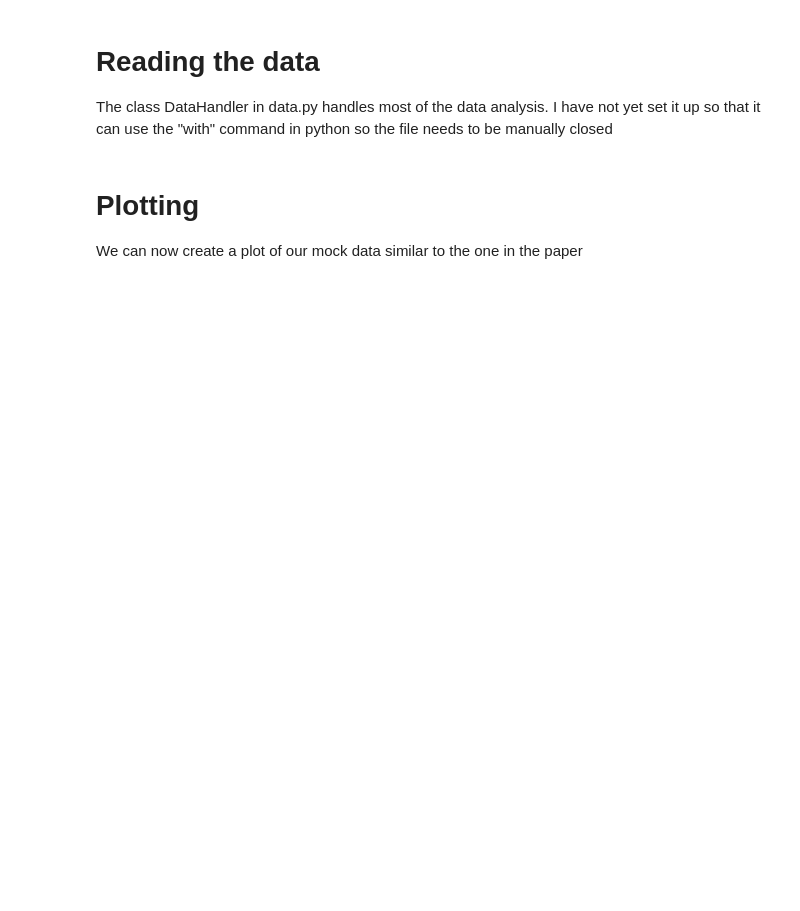
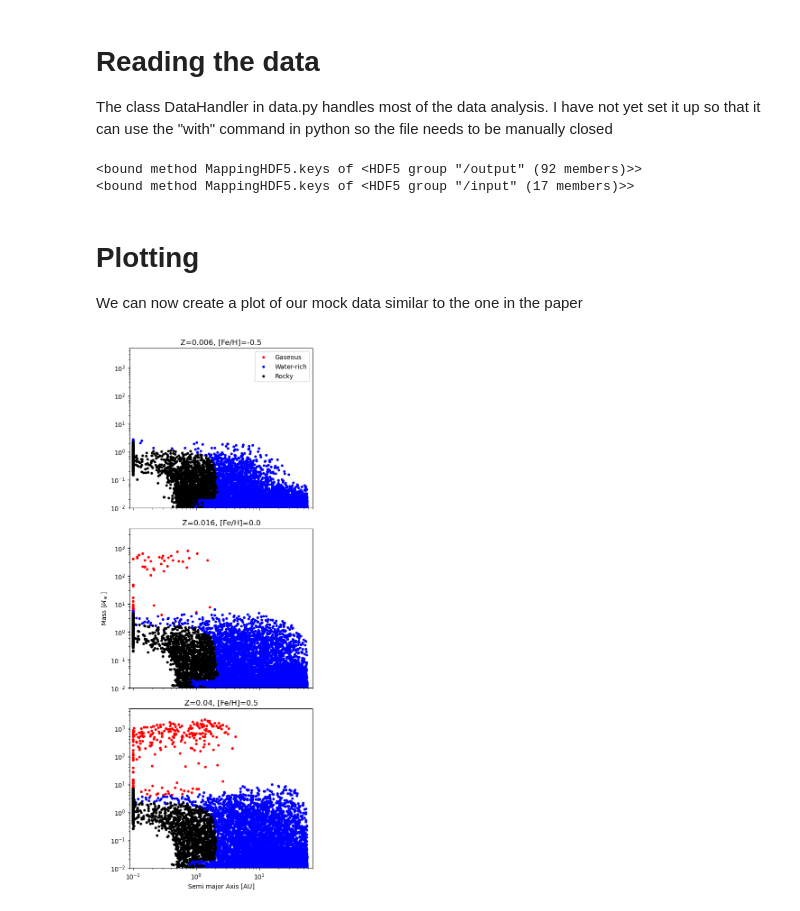
Before and after one commit to jesper-astro/gce-planetformation, a Jupyter notebook: example.ipynb, the cells around one changed output. Drawn from its saved outputs; the diff is of its cells as text; code cells hidden in the pictures; blank space fills up the shorter version.

```diff
--- a/example.ipynb
+++ b/example.ipynb
@@ -137,7 +162,7 @@ from data import DataHandler
 
 output_name = 'mock_example'
 
-dh = DataHandler('data/'+output_name+'/output.h5')
+dh = DataHandler('output_data/'+output_name+'/output.h5')
 
 #dh.output contains all the output, you can see the data names using .keys
 print(dh.output.keys)
@@ -172,12 +197,17 @@ co2_mass = dh.get_species(name = 'C-O2',form = 'solid',star_idx = None)
 cmf = dh.get_cmf(star_idx = None)
 
 dh.close()
+# %% [output]
+<bound method MappingHDF5.keys of <HDF5 group "/output" (92 members)>>
+<bound method MappingHDF5.keys of <HDF5 group "/input" (17 members)>>
 # %% [markdown]
 # Plotting
 
 We can now create a plot of our mock data similar to the one in the paper
 # %%
-dh = DataHandler('data/mock_example/output.h5')
+import matplotlib.pyplot as plt
+solar_abun = pd.read_csv('solar_abun.csv')
+dh = DataHandler('output_data/mock_example/output.h5')
 
 starnames = dh.star_names
 
@@ -205,30 +235,32 @@ for i_star,starname in enumerate(starnames):
     if i_star == 1:
 
         Fe = 0.0
 
 
     water_mass = dh.get_species(name = 'H2-O',form=None,star_idx=star_idx)
     tot_mass = dh.get_mass(form=None,star_idx=star_idx)
     sma = dh.get_sma(star_idx = star_idx)
     gas_mass = dh.get_mass(form='gas',star_idx=star_idx)
 
     #Create categories
     gaseous = gas_mass > gas_lim*tot_mass
     water_rich = (water_mass/tot_mass >= wfrac_lim) & ~gaseous
     rocky = (water_mass/tot_mass < wfrac_lim) & ~gaseous
 
     axes[i_star].scatter(sma[gaseous],tot_mass[gaseous],c="red",s=s,label="Gaseous")
     axes[i_star].scatter(sma[water_rich],tot_mass[water_rich],c="blue",label="Water-rich",s=s)
     axes[i_star].scatter(sma[rocky],tot_mass[rocky],c="black",label="Rocky",s=s)
 
     axes[i_star].set_xlim(0.09,70)
     axes[i_star].set_ylim(0.01,5000)
     axes[i_star].set_xscale("log")
     axes[i_star].set_yscale("log")
     axes[i_star].set_title("Z={}, [Fe/H]={}".format(Z,Fe))
 
 axes[-1].set_xlabel("Semi major Axis [AU]")
 axes[1].set_ylabel("Mass [$M_\oplus$]")
 axes[0].legend()
 fig.tight_layout()
 dh.close()
+# %% [output]
+[figure, added]
```
Also changed, not shown: parts of 3 cells of this notebook, 4 other files.
